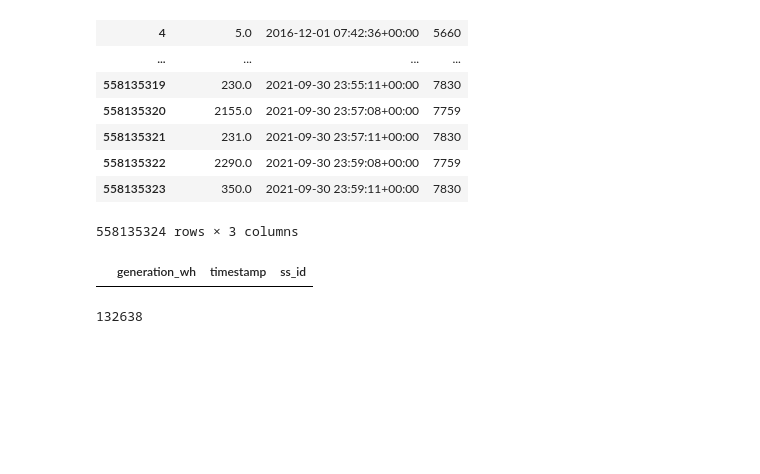
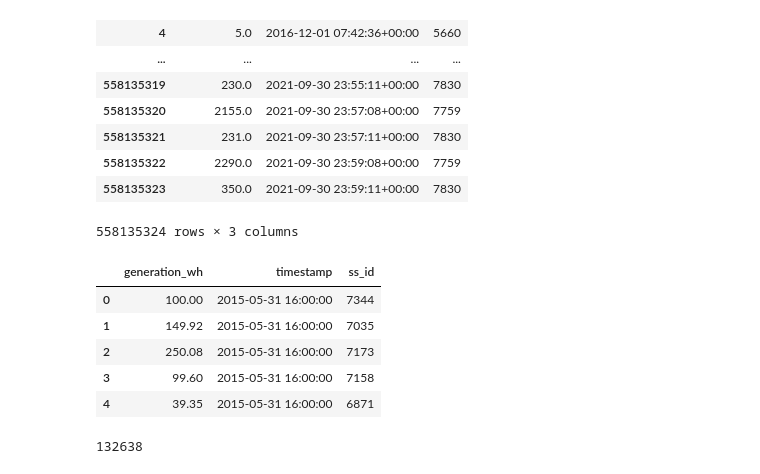
Before and after one commit to hramzan01/market, a Jupyter notebook: notebooks/supply_data.ipynb, the cells around one changed output. Cells and saved outputs as stored; diff of their text form; code cells hidden in the pictures; blank space fills up the shorter version.

```diff
--- a/notebooks/supply_data.ipynb
+++ b/notebooks/supply_data.ipynb
@@ -39,9 +40,15 @@ df_energy
 558135324 rows × 3 columns
 # %%
 df_energy_ldn.rename(columns={'datetime': 'timestamp'}, inplace=True)
-df_energy_ldn.timestamp = pd.to_datetime(df_energy_ldn.timestamp)
+df_energy_ldn['timestamp'] = pd.to_datetime(df_energy_ldn['timestamp'])
+df_energy_ldn.head()
 # %% [output]
 |  | generation_wh | timestamp | ss_id |
+| 0 | 100.00 | 2015-05-31 16:00:00 | 7344 |
+| 1 | 149.92 | 2015-05-31 16:00:00 | 7035 |
+| 2 | 250.08 | 2015-05-31 16:00:00 | 7173 |
+| 3 | 99.60 | 2015-05-31 16:00:00 | 7158 |
+| 4 | 39.35 | 2015-05-31 16:00:00 | 6871 |
 # %%
 # Filtering out by hourly intervals only(only use on 2 min)
 df_energy = df_energy[(df_energy['timestamp'].dt.minute == 0) & (df_energy['timestamp'].dt.second == 0)]
```
Also changed, not shown: parts of 10 cells of this notebook.
